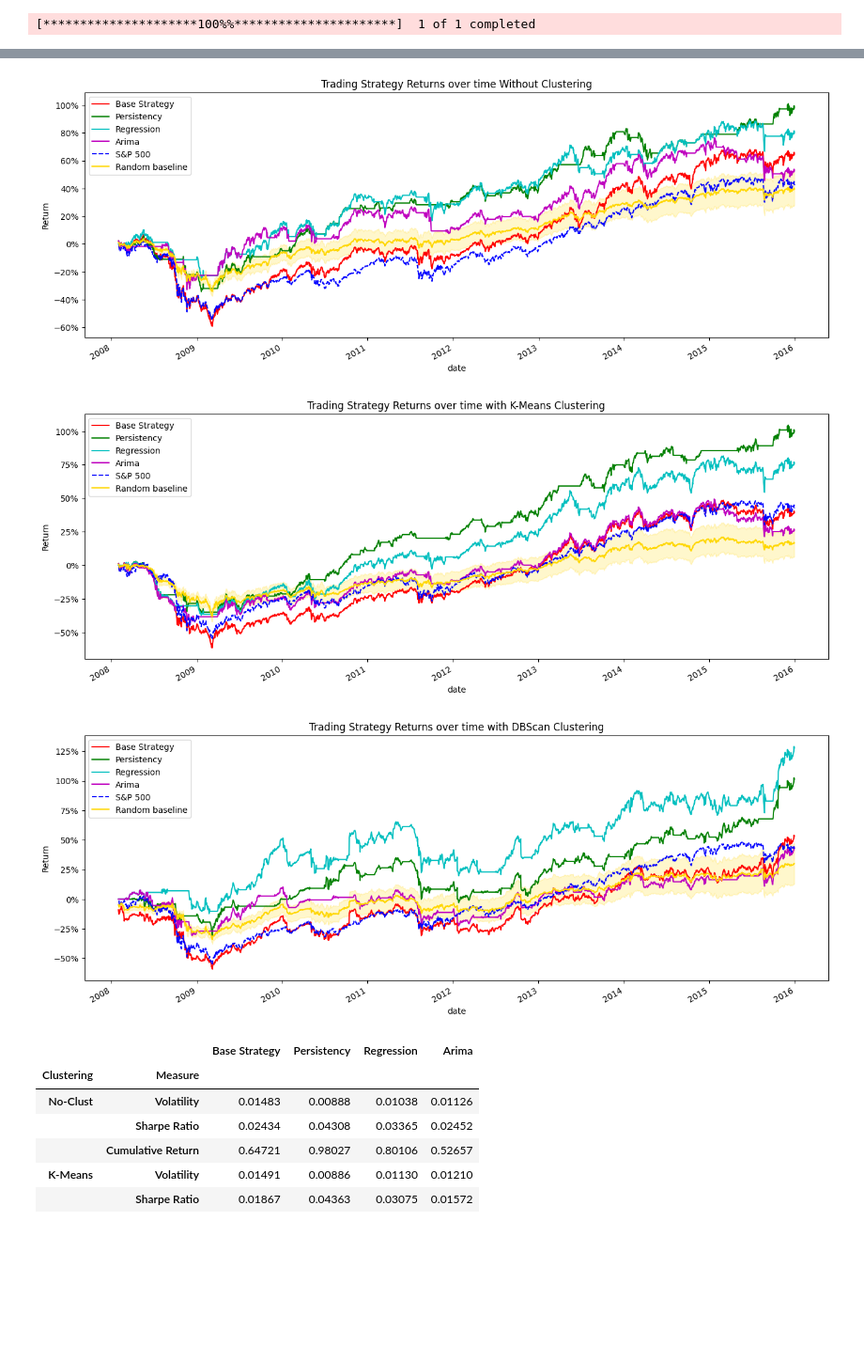
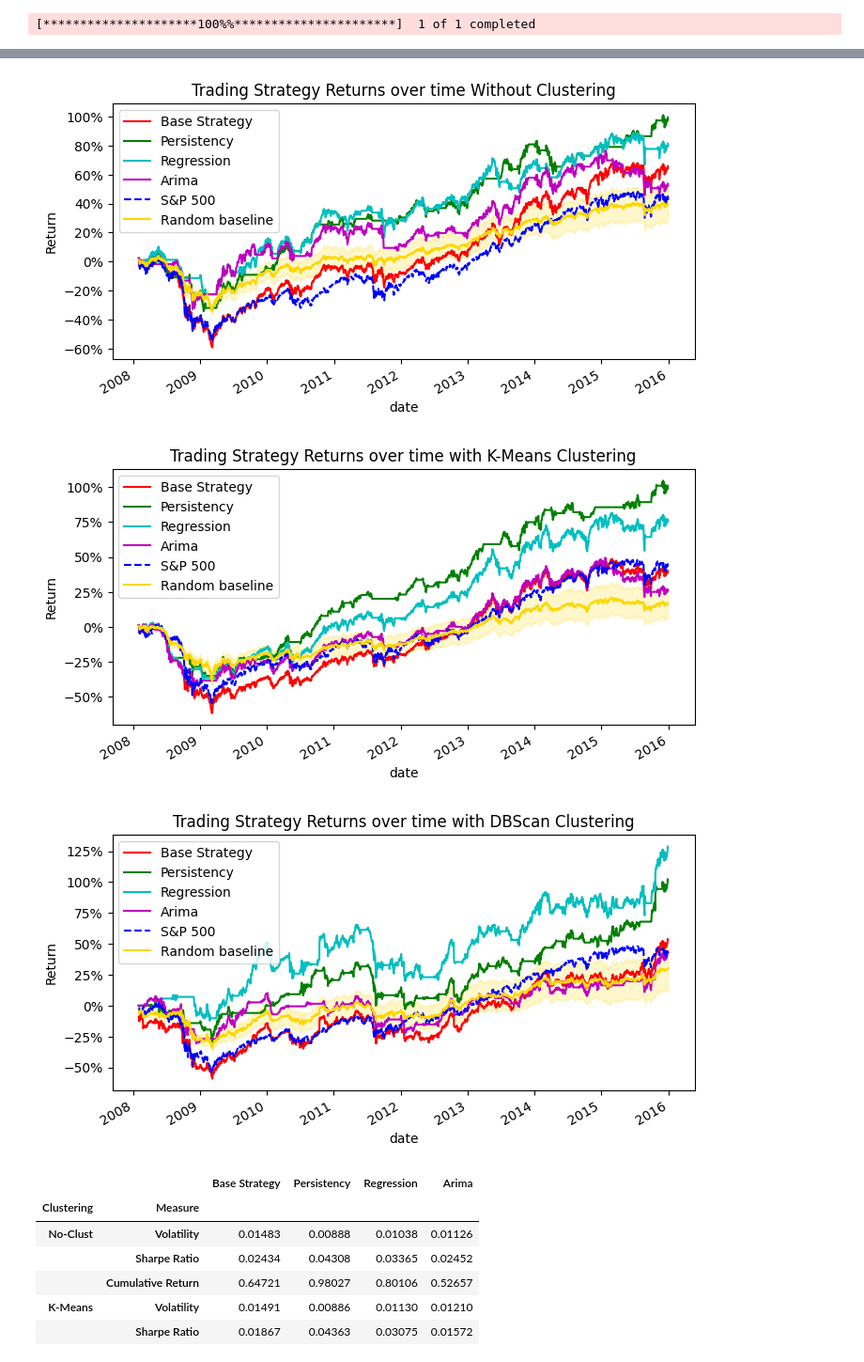
Before and after one commit to francesco-source/Portfolio-Optimization-via-Machine-Learning-Models, a Jupyter notebook: American_market.ipynb, the cells around one changed output, grey strips where cells are left out. Shown at 94% size. Cells and saved outputs as stored; diff of their text form; code cells hidden in the pictures; blank space fills up the shorter version.

Commit message:
Figsize 8,4

```diff
--- a/American_market.ipynb
+++ b/American_market.ipynb
@@ -402,25 +385,28 @@ result_training_no
 # %%
 plot_portfolio_cumulative_return(result_training_no,
                                  refering_index= refering_index,
                                  random_returns_df= baselines_train["no"],
                                  title= "Trading Strategy Returns over time Without Clustering",
+                                 figsize= (8, 4),
                                  save_path= "./Results/Images/US_noclust_train")
 
 plot_portfolio_cumulative_return(result_training_km,
                                  refering_index= refering_index,
                                  random_returns_df= baselines_train["km"],
                                  title= "Trading Strategy Returns over time with K-Means Clustering",
+                                 figsize= (8, 4),
                                  save_path= "./Results/Images/US_kmeans_train")
 
 plot_portfolio_cumulative_return(result_training_db,
                                  refering_index= refering_index,
                                  random_returns_df= baselines_train["db"],
                                  title= "Trading Strategy Returns over time with DBScan Clustering",
+                                 figsize= (8, 4),
                                  save_path= "./Results/Images/US_dbscan_train")
 # %% [output]
-[figure, old version]
+[figure, new version]
-[figure, old version]
+[figure, new version]
-[figure, old version]
+[figure, new version]
 # %%
 volatility_no = [np.round(float(calculate_volatility(return_strategy)),5) for return_strategy in p_train_results_no]
 sharpe_ratio_no = [np.round(float(calculate_sharpe_ratio(return_strategy)),5) for return_strategy in p_train_results_no]
```
Also changed, not shown: parts of 2 cells of this notebook, 16 other files.
